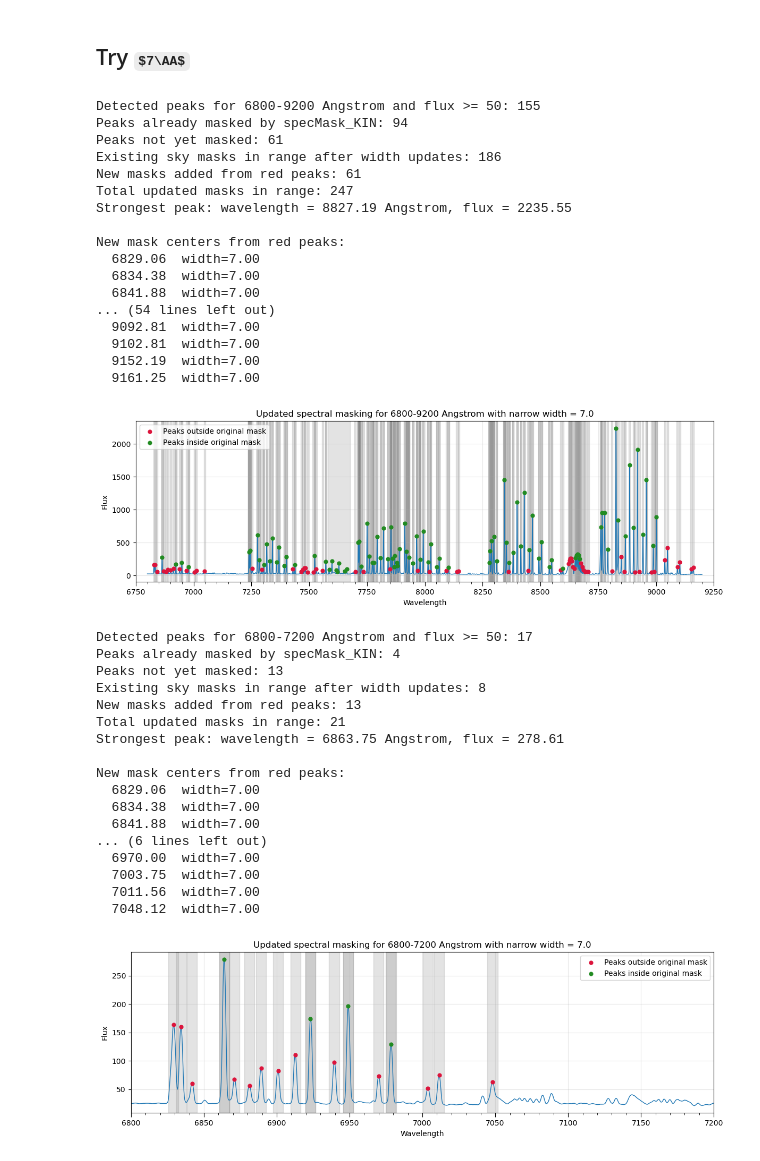
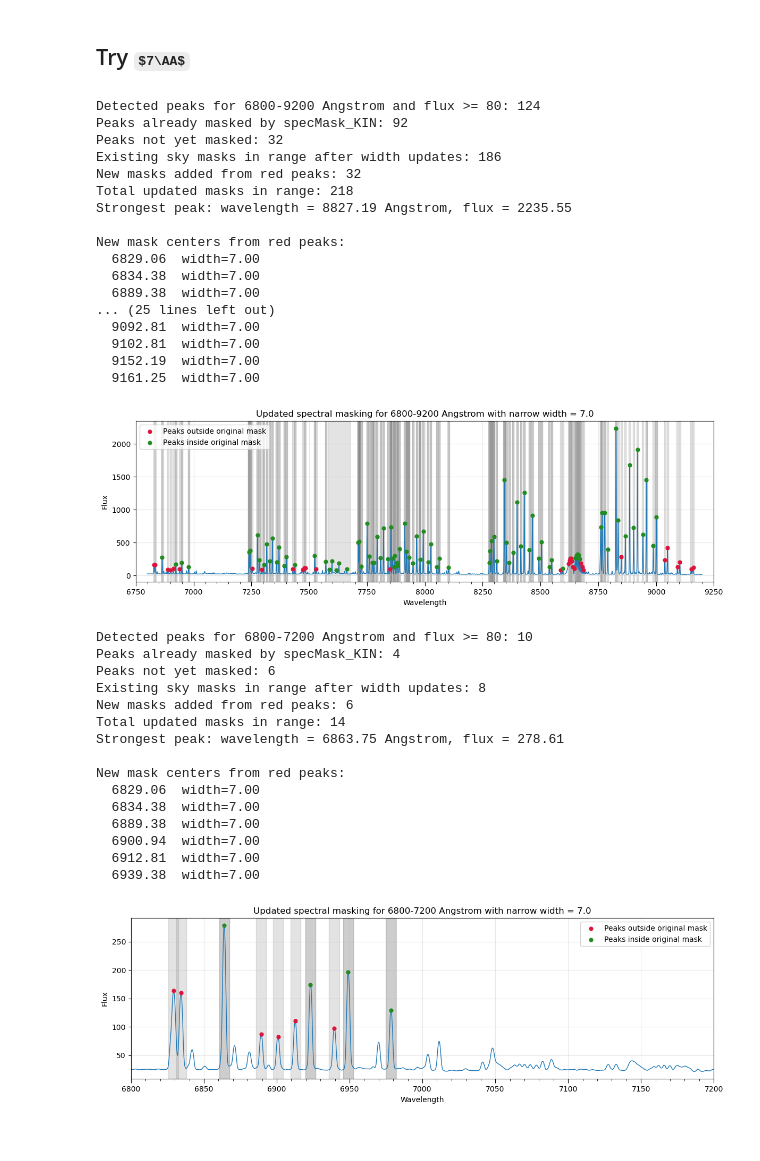
Before and after one commit to Rongjun-ANU/ICRAR-MAUVE, a Jupyter notebook: nGIST_dev_7.6.4/20260309_read_SKY_SPECTRUM_check_specMask_KIN.ipynb, the cells around one changed output. Cells and saved outputs as stored; diff of their text form; code cells hidden in the pictures; some formulas as TeX source.

```diff
--- a/nGIST_dev_7.6.4/20260309_read_SKY_SPECTRUM_check_specMask_KIN.ipynb
+++ b/nGIST_dev_7.6.4/20260309_read_SKY_SPECTRUM_check_specMask_KIN.ipynb
@@ -1003,7 +1003,7 @@ New mask centers from red peaks:
 # %%
 peak_wave_min = 6800.0
 peak_wave_max = 7500.0
-peak_flux_min = 50.0
+peak_flux_min = 80.0
 updated_narrow_width = 6.0
 special_center = 7628.0
 special_original_width = 84.0
@@ -1143,7 +1143,7 @@ New mask centers from red peaks:
 # %%
 peak_wave_min = 7500.0
 peak_wave_max = 8200.0
-peak_flux_min = 50.0
+peak_flux_min = 80.0
 updated_narrow_width = 6.0
 special_center = 7628.0
 special_original_width = 84.0
@@ -1286,7 +1277,7 @@ New mask centers from red peaks:
 # %%
 peak_wave_min = 8200.0
 peak_wave_max = 9200.0
-peak_flux_min = 50.0
+peak_flux_min = 80.0
 updated_narrow_width = 6.0
 special_center = 7628.0
 special_original_width = 84.0
@@ -1429,7 +1420,7 @@ output_mask_path = Path.cwd() / "specMask_KIN_narrow6"
 
 peak_wave_min = 6800.0
 peak_wave_max = 9200.0
-peak_flux_min = 50.0
+peak_flux_min = 80.0
 updated_narrow_width = 6.0
 special_center = 7628.0
 special_original_width = 84.0
@@ -1558,7 +1641,7 @@ Total written lines: 303
 # %%
 peak_wave_min = 6800.0
 peak_wave_max = 9200.0
-peak_flux_min = 50.0
+peak_flux_min = 80.0
 updated_narrow_width = 7.0
 special_center = 7628.0
 special_original_width = 84.0
@@ -1660,45 +1743,45 @@ if peak_wavelengths.size > 0:
         )
     if np.any(peak_in_mask):
         ax.scatter(
             peak_wavelengths[peak_in_mask],
             peak_fluxes[peak_in_mask],
             color="forestgreen",
             s=24,
             zorder=3,
             label="Peaks inside original mask",
         )
     ax.legend()
 ax.set_xlim(peak_wave_min, peak_wave_max)
 ax.set_title(f"Updated spectral masking for 6800-9200 Angstrom with narrow width = {updated_narrow_width}")
 ax.set_xlabel("Wavelength")
 ax.set_ylabel("Flux")
 configure_wavelength_ticks(ax, peak_wave_min, peak_wave_max)
 ax.grid(alpha=0.3)
 fig.tight_layout()
 plt.show()
 # %% [output]
-Detected peaks for 6800-9200 Angstrom and flux >= 50: 155
-Peaks already masked by specMask_KIN: 94
-Peaks not yet masked: 61
+Detected peaks for 6800-9200 Angstrom and flux >= 80: 124
+Peaks already masked by specMask_KIN: 92
+Peaks not yet masked: 32
 Existing sky masks in range after width updates: 186
-New masks added from red peaks: 61
-Total updated masks in range: 247
+New masks added from red peaks: 32
+Total updated masks in range: 218
 Strongest peak: wavelength = 8827.19 Angstrom, flux = 2235.55
 
 New mask centers from red peaks:
   6829.06  width=7.00
   6834.38  width=7.00
-  6841.88  width=7.00
-... (54 lines left out)
+  6889.38  width=7.00
+... (25 lines left out)
   9092.81  width=7.00
   9102.81  width=7.00
   9152.19  width=7.00
   9161.25  width=7.00
-[figure, old version]
+[figure, new version]
 # %%
 peak_wave_min = 6800.0
 peak_wave_max = 7200.0
-peak_flux_min = 50.0
+peak_flux_min = 80.0
 updated_narrow_width = 7.0
 special_center = 7628.0
 special_original_width = 84.0
@@ -1817,24 +1900,22 @@ ax.grid(alpha=0.3)
 fig.tight_layout()
 plt.show()
 # %% [output]
-Detected peaks for 6800-7200 Angstrom and flux >= 50: 17
+Detected peaks for 6800-7200 Angstrom and flux >= 80: 10
 Peaks already masked by specMask_KIN: 4
-Peaks not yet masked: 13
+Peaks not yet masked: 6
 Existing sky masks in range after width updates: 8
-New masks added from red peaks: 13
-Total updated masks in range: 21
+New masks added from red peaks: 6
+Total updated masks in range: 14
 Strongest peak: wavelength = 6863.75 Angstrom, flux = 278.61
 
 New mask centers from red peaks:
   6829.06  width=7.00
   6834.38  width=7.00
-  6841.88  width=7.00
-... (6 lines left out)
-  6970.00  width=7.00
-  7003.75  width=7.00
-  7011.56  width=7.00
-  7048.12  width=7.00
+  6889.38  width=7.00
+  6900.94  width=7.00
+  6912.81  width=7.00
+  6939.38  width=7.00
-[figure, old version]
+[figure, new version]
 # %%
 source_mask_path = Path.cwd() / "specMask_KIN"
 output_mask_path = Path.cwd() / "specMask_KIN_narrow7"
```
Also changed, not shown: parts of 21 cells of this notebook, 5 other files.
